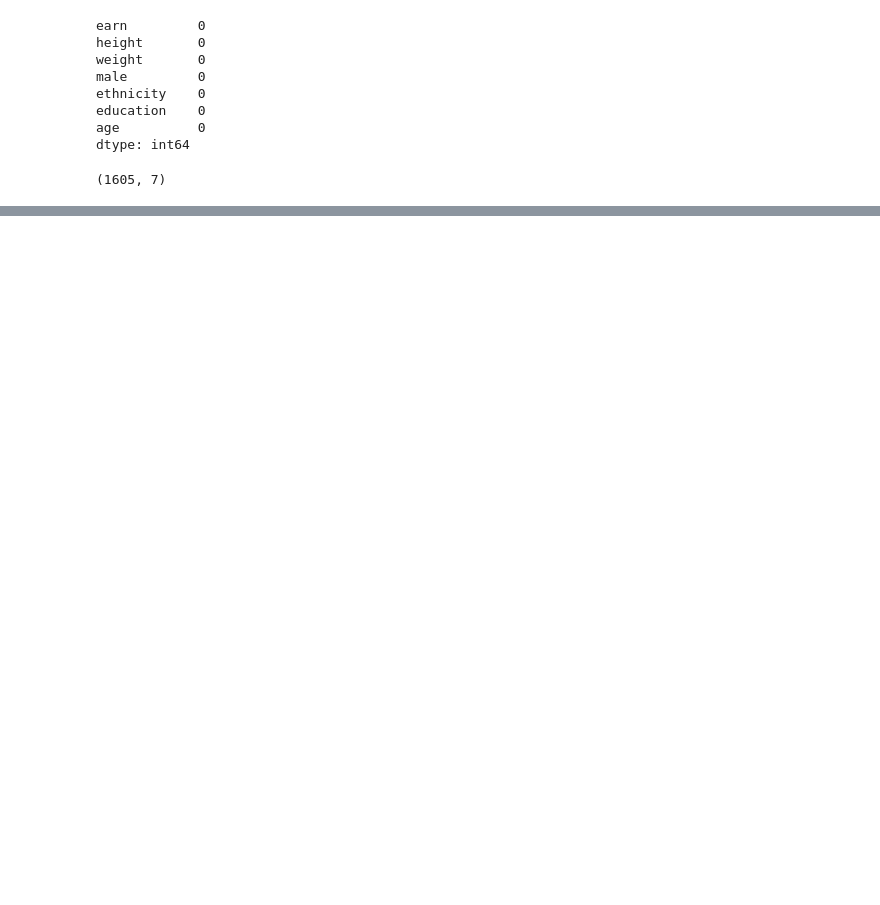
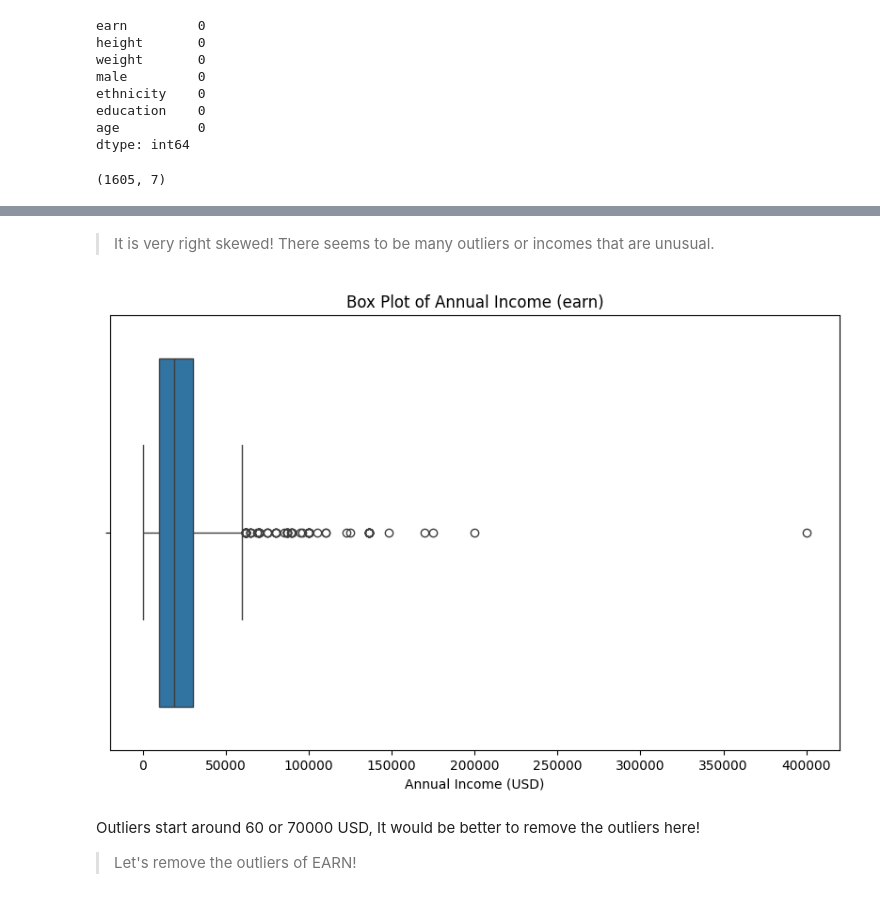
Before and after one commit to Darknight47/Data-Science-Project-01, a Jupyter notebook: linear_regression_with_interactioneffects.ipynb, the cells around one changed output, grey strips where cells are left out. Drawn from its saved outputs; the diff is of its cells as text; code cells hidden in the pictures; blank space fills up the shorter version.

```diff
--- a/linear_regression_with_interactioneffects.ipynb
+++ b/linear_regression_with_interactioneffects.ipynb
@@ -91,0 +129,13 @@ dataset.shape
+# %% [markdown]
+> It is very right skewed! There seems to be many outliers or incomes that are unusual.
+# %%
+plt.figure(figsize=(10, 6))
+sns.boxplot(x=dataset['earn'])
+plt.title('Box Plot of Annual Income (earn)')
+plt.xlabel('Annual Income (USD)')
+plt.show()
+# %% [output]
+[figure, added]
+# %% [markdown]
+Outliers start around 60 or 70000 USD, It would be better to remove the outliers here!
+> Let's remove the outliers of EARN!
```
Also changed, not shown: parts of 12 cells of this notebook.
